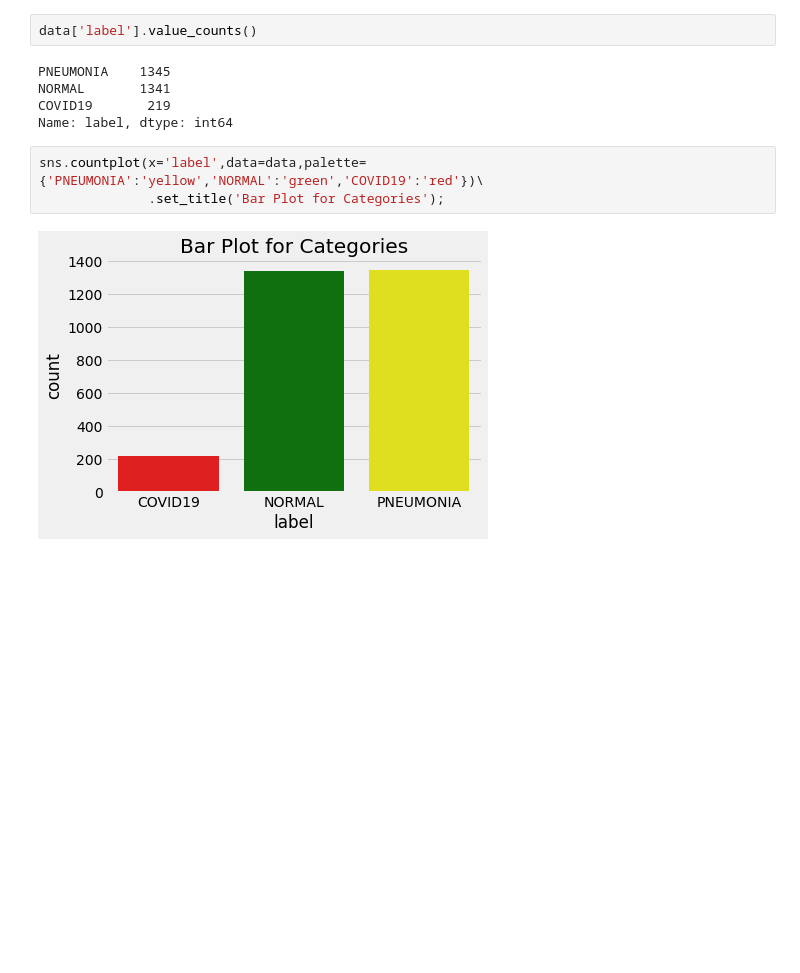
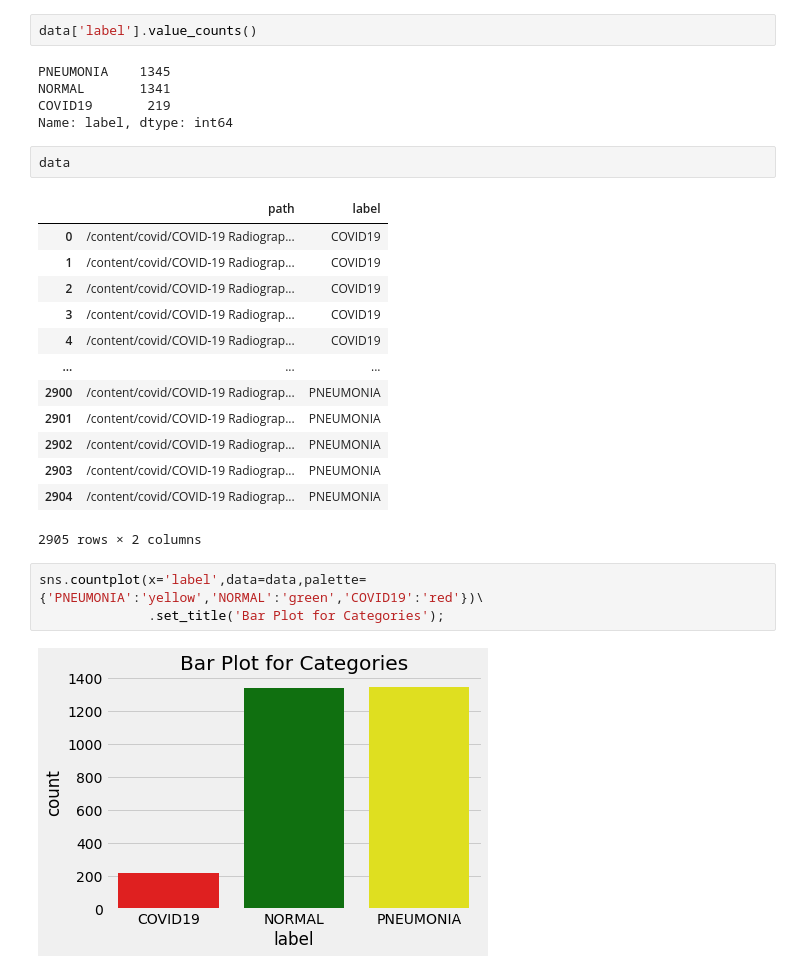
Before and after one commit to udaylunawat/Covid-19-Radiology, a Jupyter notebook: notebooks/COVID_19.ipynb, the cells around one changed output. Cells and saved outputs as stored; diff of their text form; blank space fills up the shorter version.

```diff
--- a/notebooks/COVID_19.ipynb
+++ b/notebooks/COVID_19.ipynb
@@ -195,6 +161,22 @@ PNEUMONIA    1345
 NORMAL       1341
 COVID19       219
 Name: label, dtype: int64
+# %%
+data
+# %% [output]
+|  | path | label |
+| 0 | /content/covid/COVID-19 Radiograp... | COVID19 |
+| 1 | /content/covid/COVID-19 Radiograp... | COVID19 |
+| 2 | /content/covid/COVID-19 Radiograp... | COVID19 |
+| 3 | /content/covid/COVID-19 Radiograp... | COVID19 |
+| 4 | /content/covid/COVID-19 Radiograp... | COVID19 |
+| ... | ... | ... |
+| 2900 | /content/covid/COVID-19 Radiograp... | PNEUMONIA |
+| 2901 | /content/covid/COVID-19 Radiograp... | PNEUMONIA |
+| 2902 | /content/covid/COVID-19 Radiograp... | PNEUMONIA |
+| 2903 | /content/covid/COVID-19 Radiograp... | PNEUMONIA |
+| 2904 | /content/covid/COVID-19 Radiograp... | PNEUMONIA |
+2905 rows × 2 columns
 # %%
 sns.countplot(x='label',data=data,palette={'PNEUMONIA':'yellow','NORMAL':'green','COVID19':'red'})\
               .set_title('Bar Plot for Categories');
```
Also changed, not shown: parts of 26 cells of this notebook.
